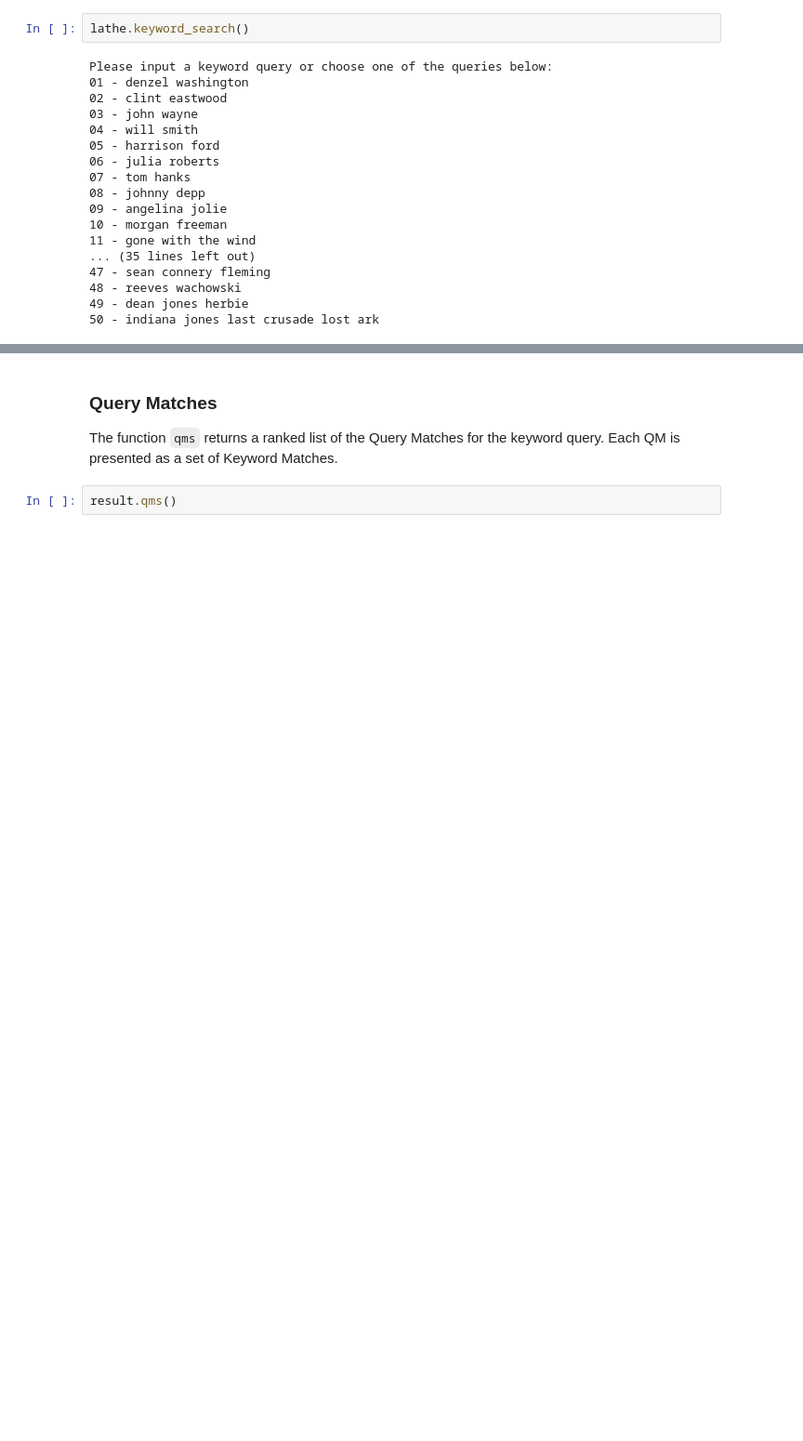
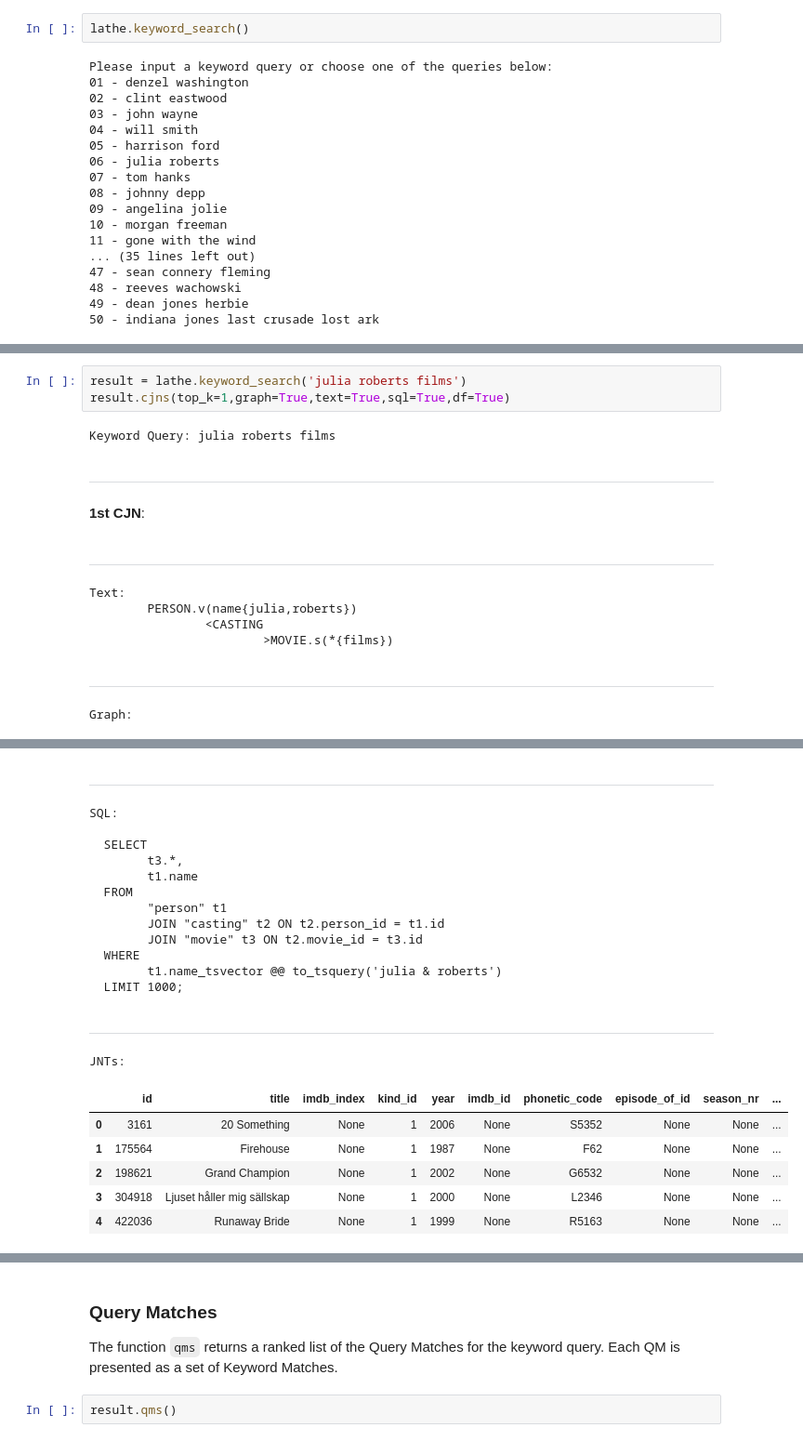
Before and after one commit to pr3martins/PyLatheDB, a Jupyter notebook: demo/PyLatheDB_DEMO.ipynb, the cells around one changed output, grey strips where cells are left out. Shown at 93% size. Saved outputs shown, nothing was run; the diff lists cells and outputs as text; blank space fills up the shorter version.

```diff
--- a/demo/PyLatheDB_DEMO.ipynb
+++ b/demo/PyLatheDB_DEMO.ipynb
@@ -204,3 +196,17 @@ The library returns, for each CJN, its Text representation, its Graph representa
 
 
 *The Graph representation may not be available in the static version of this notebook in Github. You can run it using Google Colab [here](https://colab.research.google.com/github/pr3martins/PyLatheDB/blob/main/demo/PyLatheDB_DEMO.ipynb).*
+# %%
+result = lathe.keyword_search('julia roberts films')
+result.cjns(top_k=1,graph=True,text=True,sql=True,df=True)
+# %% [output]
+Keyword Query: julia roberts films
+---
+**1st CJN**:
+---
+Text:
+        PERSON.v(name{julia,roberts})
+                <CASTING
+                        >MOVIE.s(*{films})
+---
+Graph:
@@ -207,2 +214,23 @@ The library returns, for each CJN, its Text representation, its Graph representa
+---
+SQL:
+
+  SELECT
+        t3.*,
+        t1.name
+  FROM
+        "person" t1
+        JOIN "casting" t2 ON t2.person_id = t1.id
+        JOIN "movie" t3 ON t2.movie_id = t3.id
+  WHERE
+        t1.name_tsvector @@ to_tsquery('julia & roberts')
+  LIMIT 1000;
+---
+JNTs:
+|  | id | title | imdb_index | kind_id | year | imdb_id | phonetic_code | episode_of_id | season_nr | ... |
+| 0 | 3161 | 20 Something | None | 1 | 2006 | None | S5352 | None | None | ... |
+| 1 | 175564 | Firehouse | None | 1 | 1987 | None | F62 | None | None | ... |
+| 2 | 198621 | Grand Champion | None | 1 | 2002 | None | G6532 | None | None | ... |
+| 3 | 304918 | Ljuset håller mig sällskap | None | 1 | 2000 | None | L2346 | None | None | ... |
+| 4 | 422036 | Runaway Bride | None | 1 | 1999 | None | R5163 | None | None | ... |
 # %%
 result = lathe.keyword_search('julia roberts films')
```
Also changed, not shown: parts of 10 cells of this notebook.
